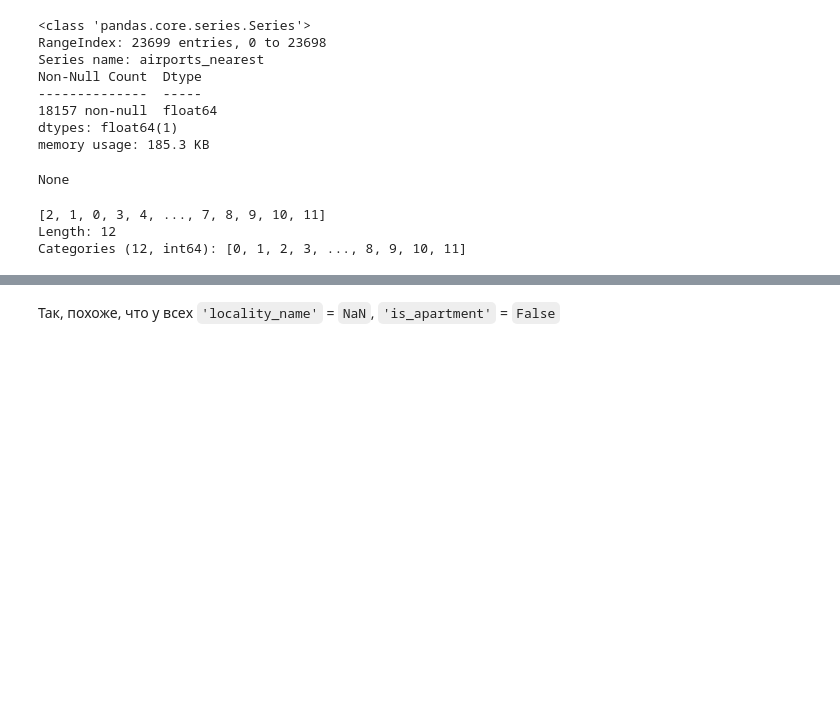
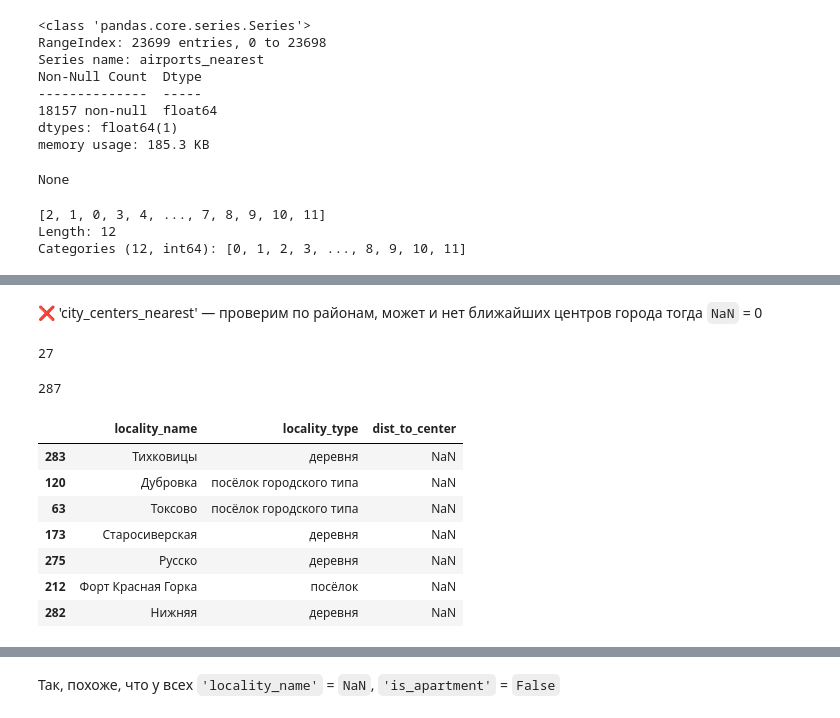
Before and after one commit to zabelin-ds/practicum, a Jupyter notebook: 03_project/real_estate_00.ipynb, the cells around one changed output, grey strips where cells are left out. Cells and saved outputs as stored; diff of their text form; code cells hidden in the pictures; blank space fills up the shorter version.

Commit message:
real estate airports_nearest NaN done

```diff
--- a/03_project/real_estate_00.ipynb
+++ b/03_project/real_estate_00.ipynb
@@ -509,9 +509,7 @@ display(
 array([1., 2., 0., 5., 4., 3.])
 # %%
 real_estate_data = real_estate_data.astype(
-    {
-        'balcony': 'uint8',
-    }
+    {'balcony': 'uint8'}
 )
 # %%
 display(
@@ -1244,8 +1305,22 @@ Name: airports_nearest, dtype: float64
+# %% [markdown]
+❌ 'city_centers_nearest' — проверим по районам, может и нет ближайших центров города тогда `NaN` = 0
 # %%
 display(
-    real_estate_data.loc[real_estate_data['locality_name'].isna()]['is_apartment'].unique()
+    len(real_estate_data.loc[
+        ~real_estate_data['city_centers_nearest'].isna()
+        , 'locality_name'
+    ].unique())
 )
+# %% [output]
+27
 # %%
 display(
-    real_estate_data.loc[real_estate_data['locality_name'].isna()]['is_apartment'].count()
+    len(
+        real_estate_data.loc[
+            real_estate_data['city_centers_nearest'].isna()
+            , 'locality_name'
+        ].unique()
+    )
 )
+# %% [output]
+287
@@ -1251,0 +1337,47 @@ display(
+# %%
+columns = ('locality_name', 'locality_type', 'dist_to_center')
+dist_to_hares_island = pd.DataFrame(columns=columns)
+
+dist_to_hares_island['locality_name'] = (
+    real_estate_data.loc[
+        real_estate_data['city_centers_nearest'].isna()
+        , 'locality_name'
+    ].unique()
+)
+dist_to_hares_island.reset_index(drop=True, inplace=True)
+
+# airprt_pulkovo_nrst['locality_type'] = (
+#     airprt_pulkovo_nrst['locality_name']
+#         .apply(lambda x:
+#                locality_type_series.iloc[
+#                    real_estate_data.loc[
+#                        real_estate_data['locality_name'] == x
+#                        , 'locality_type'
+#                    ].sample(1).item()
+#                ]
+#                )
+# )
+
+dist_to_hares_island['locality_type'] = (
+    dist_to_hares_island['locality_name']
+        .apply(lambda z: locality_type_series.iloc[
+                real_estate_data.loc[
+                    real_estate_data['locality_name'] == z
+                    , 'locality_type'
+                ].sample(1).item()
+            ]
+        )
+)
+
+display(
+    dist_to_hares_island.sample(7)
+)
+# %% [output]
+|  | locality_name | locality_type | dist_to_center |
+| 283 | Тихковицы | деревня | NaN |
+| 120 | Дубровка | посёлок городского типа | NaN |
+| 63 | Токсово | посёлок городского типа | NaN |
+| 173 | Старосиверская | деревня | NaN |
+| 275 | Русско | деревня | NaN |
+| 212 | Форт Красная Горка | посёлок | NaN |
+| 282 | Нижняя | деревня | NaN |
```
Also changed, not shown: parts of 59 cells of this notebook.
